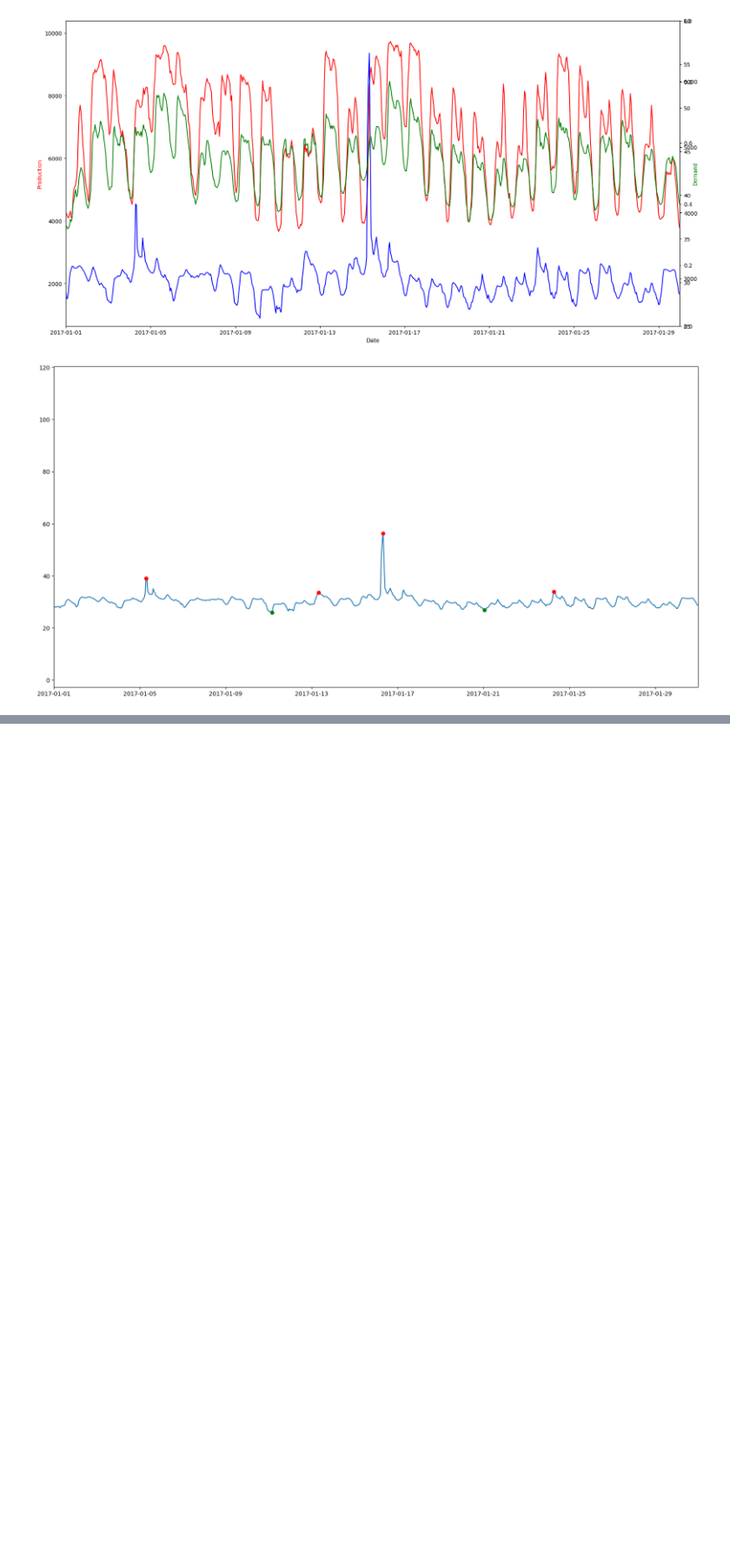
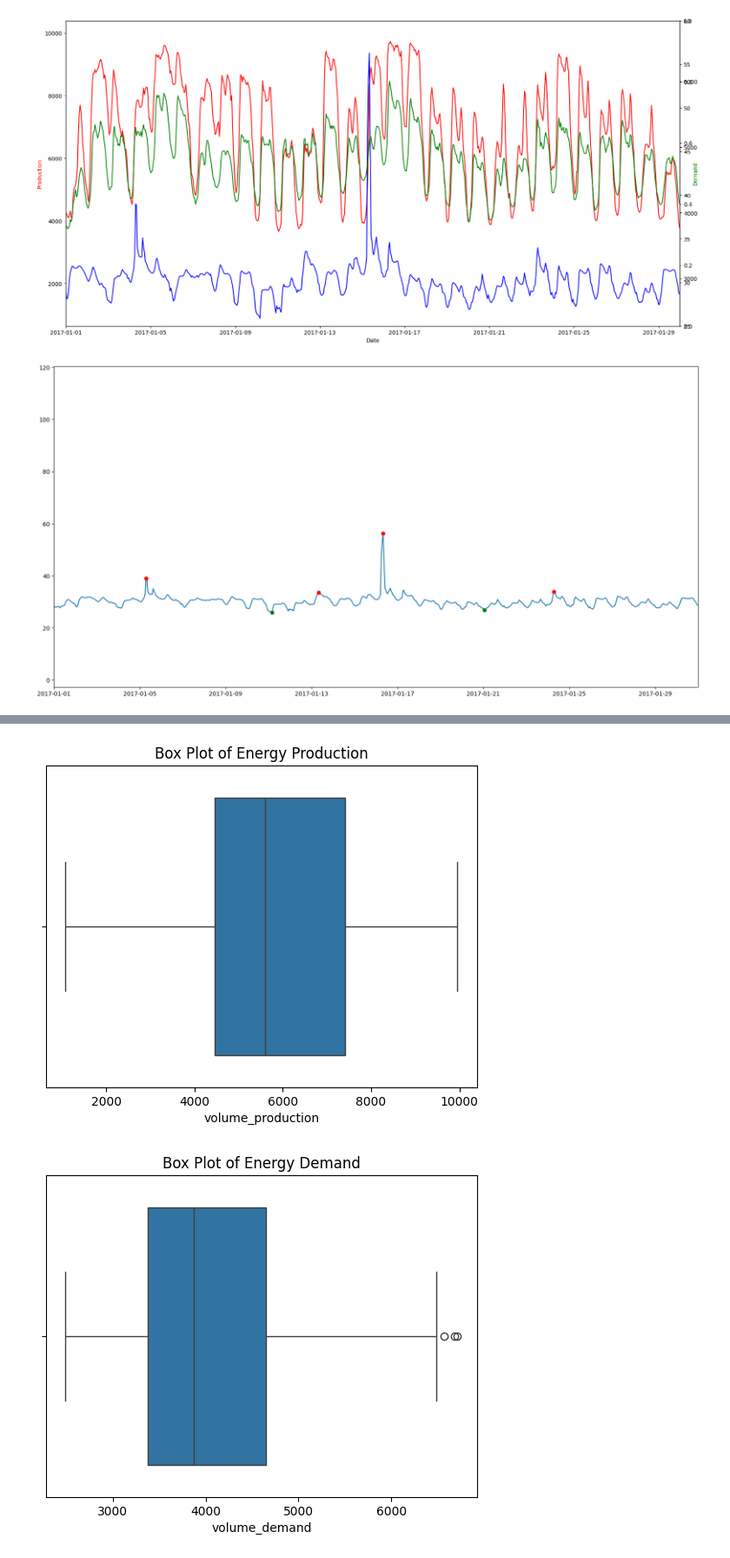
Before and after one commit to CPeti/Spot-price-prediction, a Jupyter notebook: exploration.ipynb, the cells around one changed output, grey strips where cells are left out. Shown at 87% size. Saved outputs shown, nothing was run; the diff lists cells and outputs as text; code cells hidden in the pictures; blank space fills up the shorter version.

```diff
--- a/exploration.ipynb
+++ b/exploration.ipynb
@@ -276,0 +296,15 @@ plt.show()
+# %%
+sns.boxplot(x=data['volume_production'])
+plt.title('Box Plot of Energy Production')
+plt.show()
+
+sns.boxplot(x=data['volume_demand'])
+plt.title('Box Plot of Energy Demand')
+plt.show()
+
+sns.boxplot(x=data['spot_price'])
+plt.title('Box Plot of Spot Price')
+plt.show()
+# %% [output]
+[figure, added]
+[figure, added]
```
Also changed, not shown: parts of 38 cells of this notebook.
